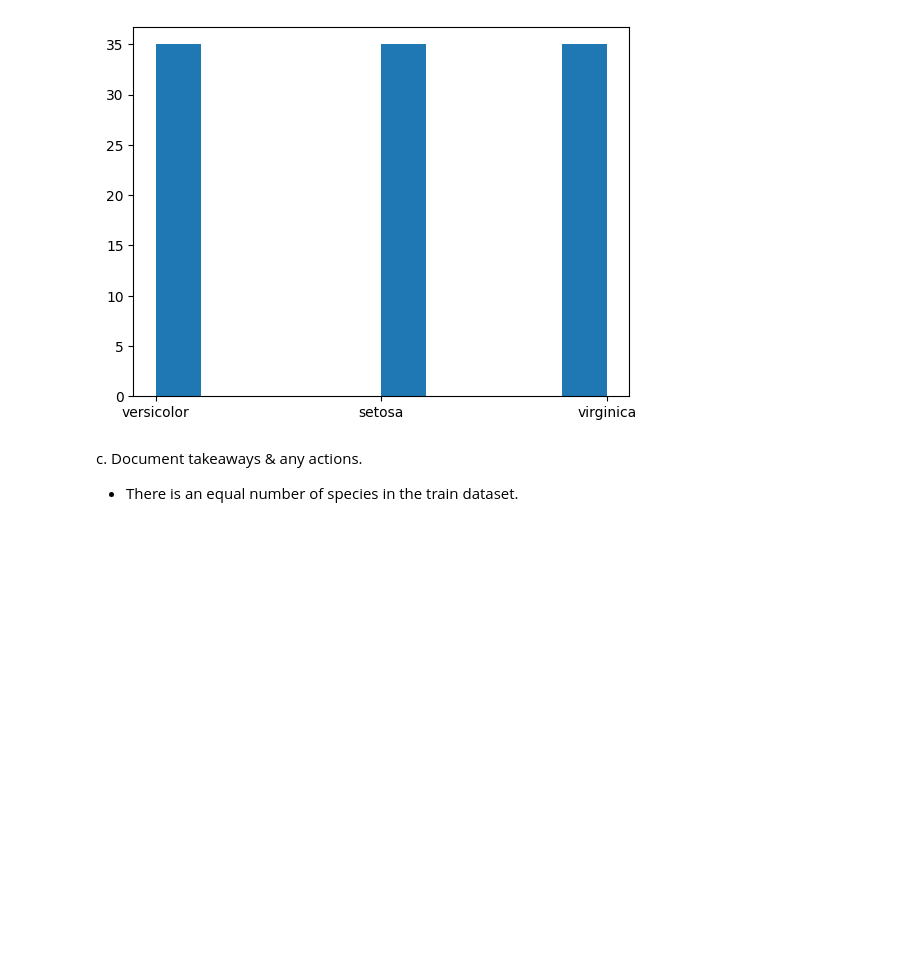
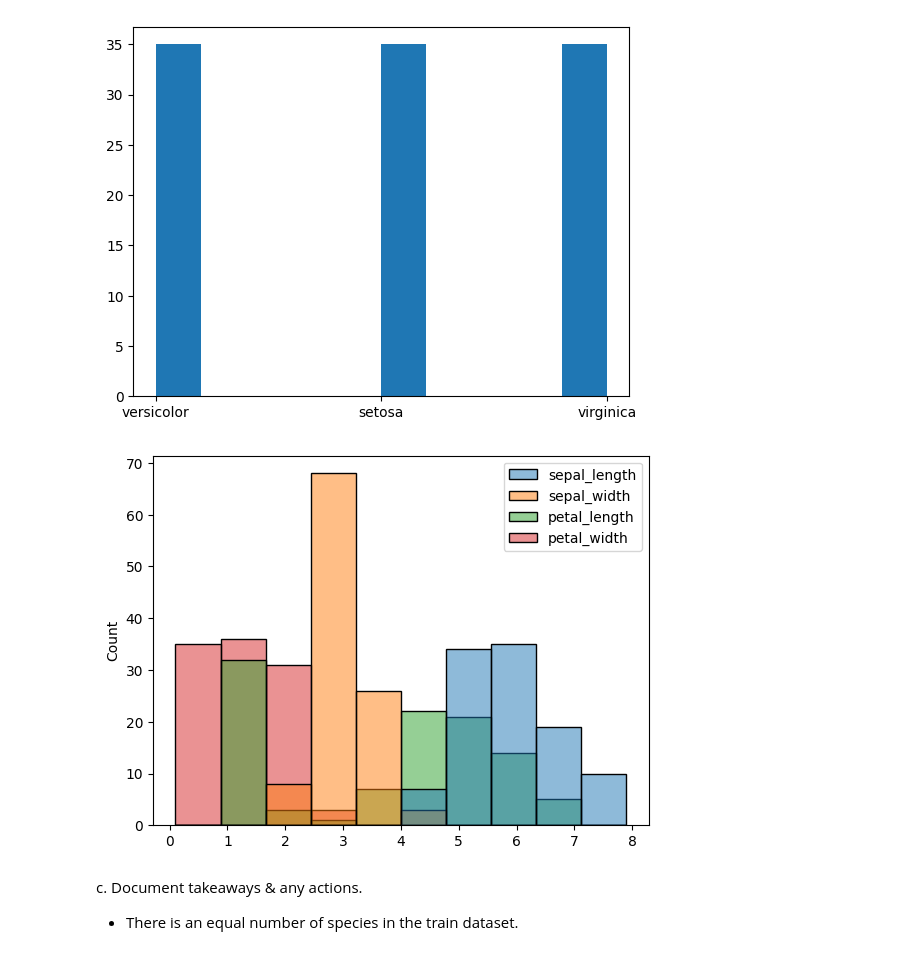
Before and after one commit to NISHAKUNWAR053/classification-exercises, a Jupyter notebook: Exploratory.ipynb, the cells around one changed output. Drawn from its saved outputs; the diff is of its cells as text; code cells hidden in the pictures; blank space fills up the shorter version.

```diff
--- a/Exploratory.ipynb
+++ b/Exploratory.ipynb
@@ -113,6 +98,11 @@ plt.hist(train_iris.species)
 plt.show()
 # %% [output]
 [figure]
+# %%
+sns.histplot(data = train_iris[list(train_iris.select_dtypes(float).columns)])
+plt.show()
+# %% [output]
+[figure, added]
 # %% [markdown]
 c. Document takeaways & any actions.
 
```
Also changed, not shown: parts of 18 cells of this notebook.
